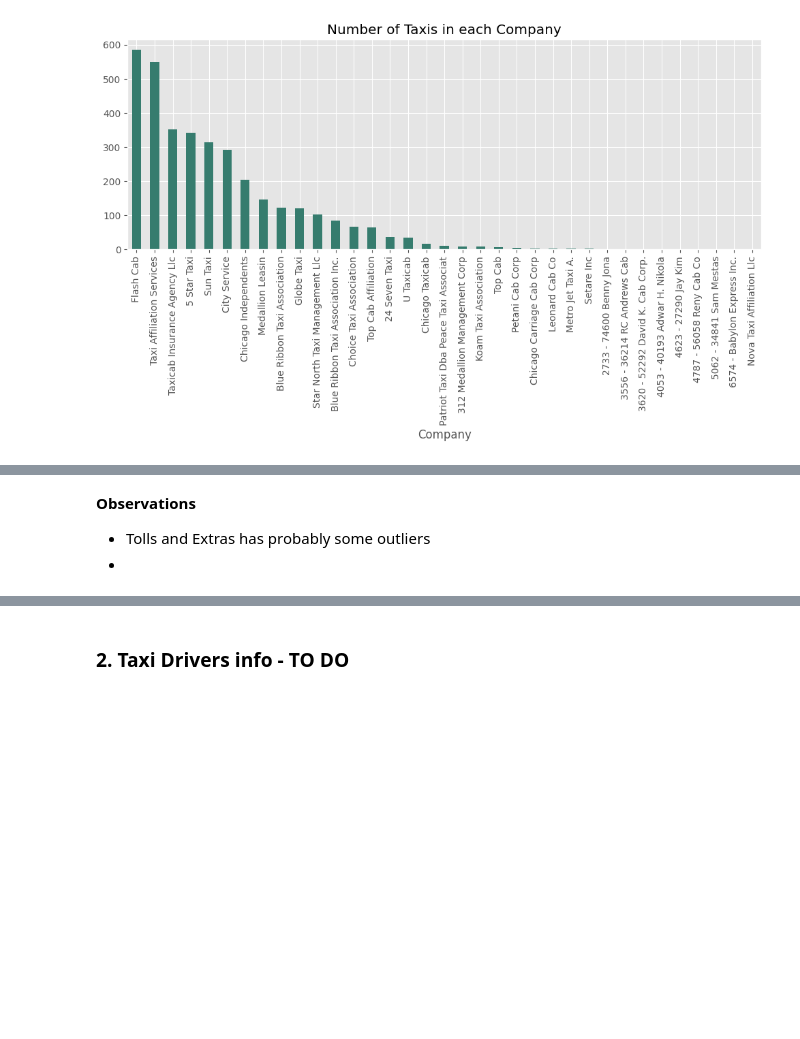
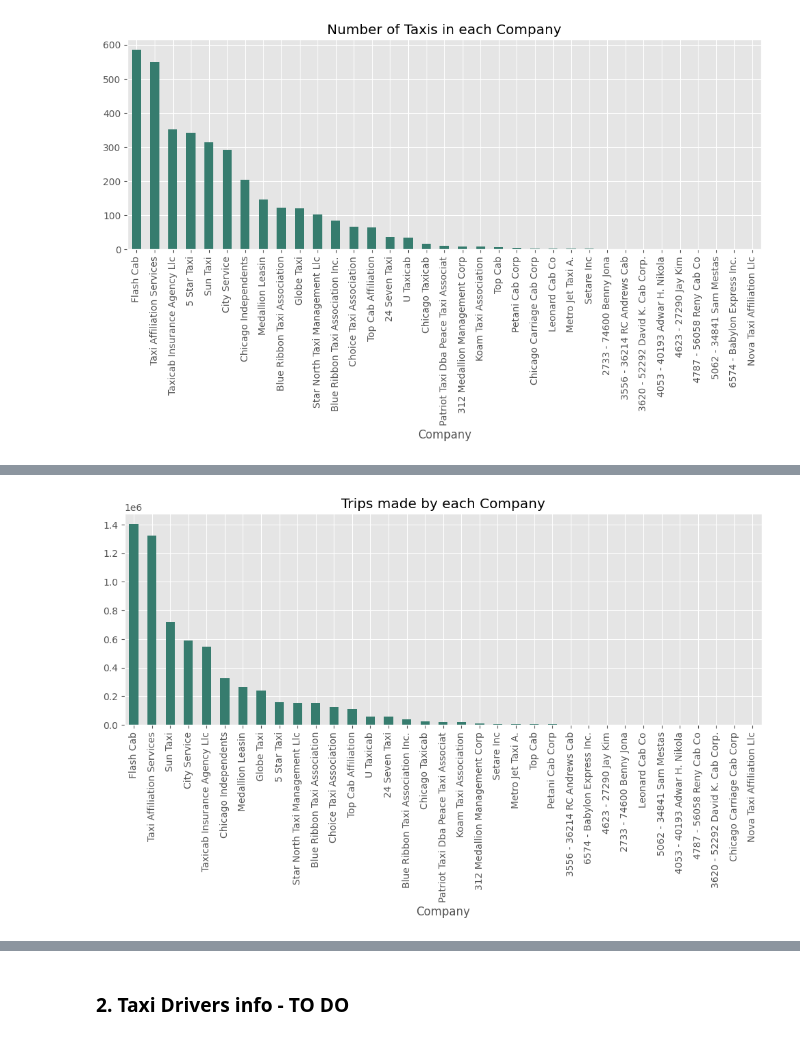
Before and after one commit to DataAnalystPL/Data_analysis, a Jupyter notebook: Chicago_Taxi_2022.ipynb, the cells around one changed output, grey strips where cells are left out. Saved outputs shown, nothing was run; the diff lists cells and outputs as text; code cells hidden in the pictures; blank space fills up the shorter version.

```diff
--- a/Chicago_Taxi_2022.ipynb
+++ b/Chicago_Taxi_2022.ipynb
@@ -453,0 +286,4 @@ average_extras_per_taxi =
+# %%
+#How many Trips each company made?
+trip_count_by_company = df.groupby('Company').size().sort_values(ascending=False).to_pandas()
+print(trip_count_by_company)
@@ -454,9 +308,5 @@ average_extras_per_taxi =
 # %%
-average_extras.plot(kind='bar', figsize=(12,4), title='Number of Taxis in each Company', color=palette[0])
+trip_count_by_company.plot(kind='bar', figsize=(12,4), title='Trips made by each Company', color=palette[0])
 plt.show()
+# %% [output]
+[figure, added]
-# %% [markdown]
-**Observations**
-
-
-*   Tolls and Extras has probably some outliers
-*
```
Also changed, not shown: parts of 40 cells of this notebook.
